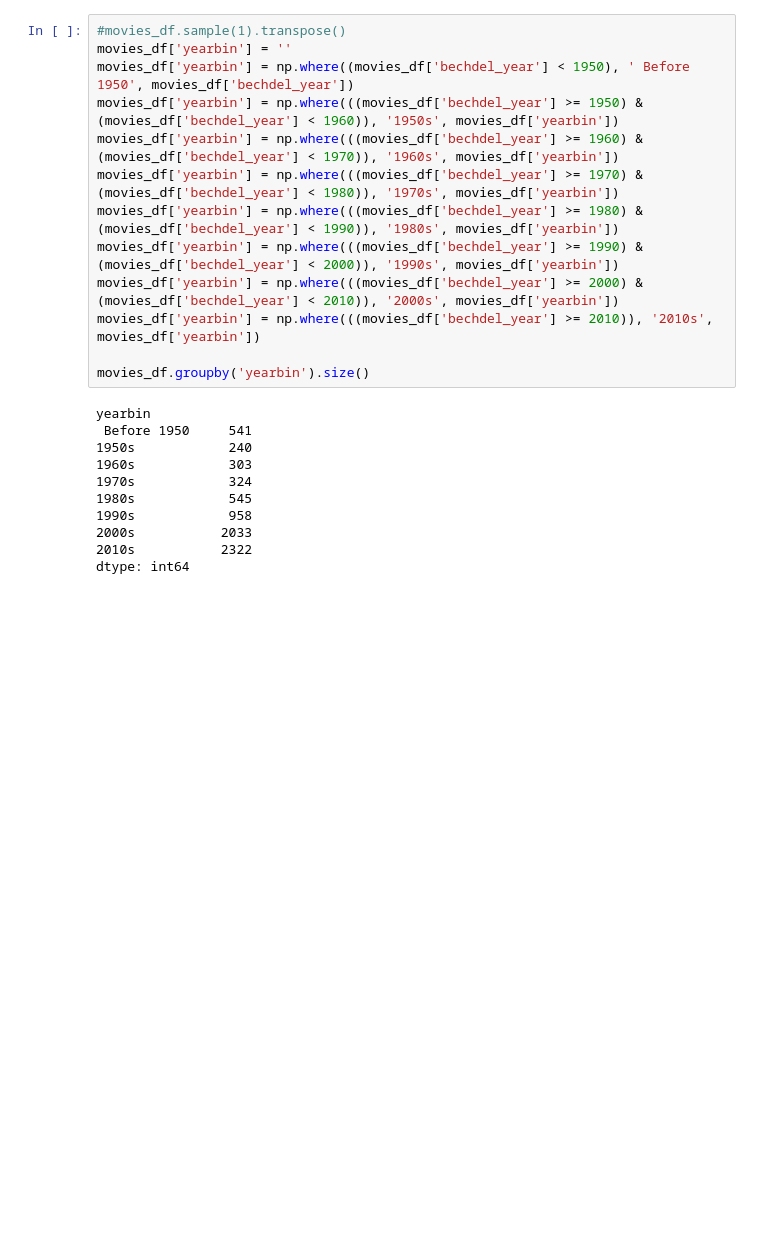
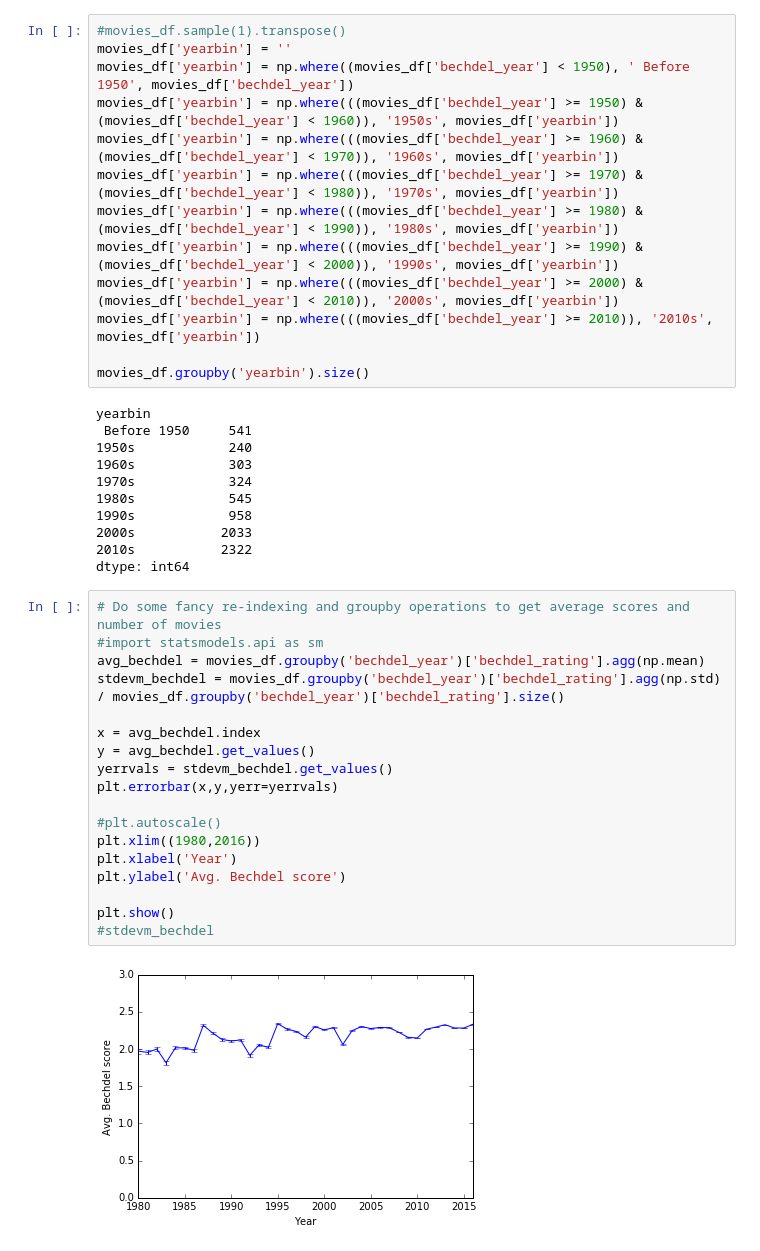
Before and after one commit to raddick/movies, a Jupyter notebook: 7. Analysis.ipynb, the cells around one changed output. Saved outputs shown, nothing was run; the diff lists cells and outputs as text; blank space fills up the shorter version.

```diff
--- a/7. Analysis.ipynb
+++ b/7. Analysis.ipynb
@@ -73,3 +75,23 @@ yearbin
 2000s           2033
 2010s           2322
 dtype: int64
+# %%
+# Do some fancy re-indexing and groupby operations to get average scores and number of movies
+#import statsmodels.api as sm
+avg_bechdel = movies_df.groupby('bechdel_year')['bechdel_rating'].agg(np.mean)
+stdevm_bechdel = movies_df.groupby('bechdel_year')['bechdel_rating'].agg(np.std) / movies_df.groupby('bechdel_year')['bechdel_rating'].size()
+
+x = avg_bechdel.index
+y = avg_bechdel.get_values()
+yerrvals = stdevm_bechdel.get_values()
+plt.errorbar(x,y,yerr=yerrvals)
+
+#plt.autoscale()
+plt.xlim((1980,2016))
+plt.xlabel('Year')
+plt.ylabel('Avg. Bechdel score')
+
+plt.show()
+#stdevm_bechdel
+# %% [output]
+[figure, added]
```
Also changed, not shown: parts of 8 cells of this notebook.
